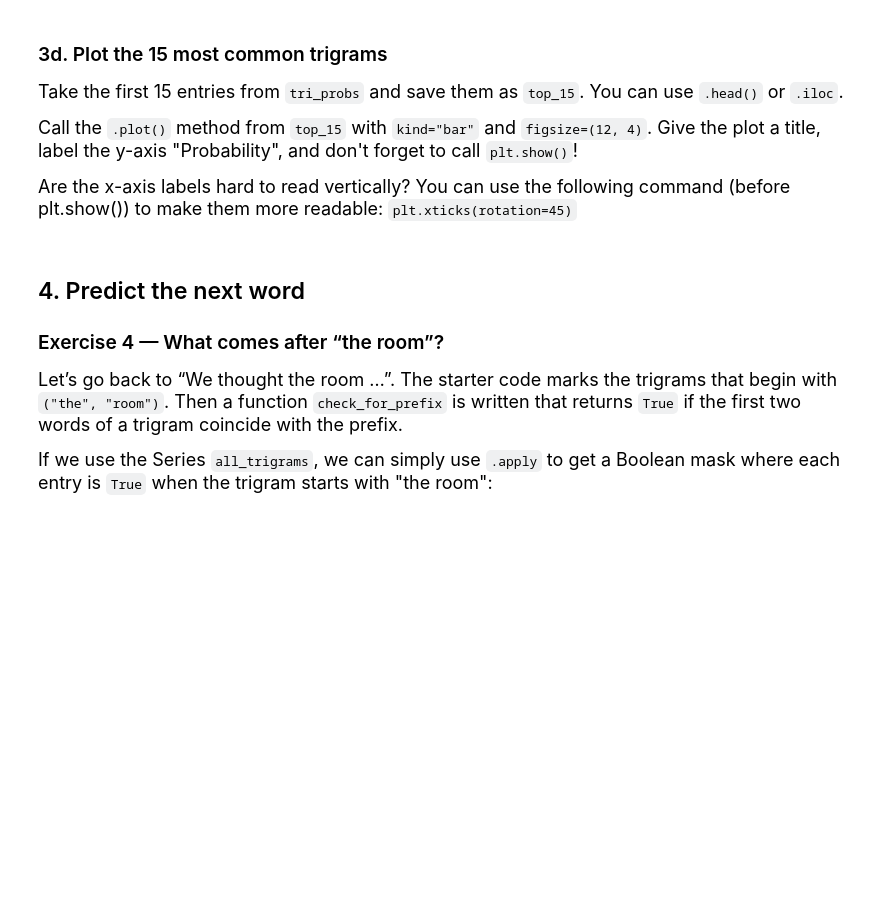
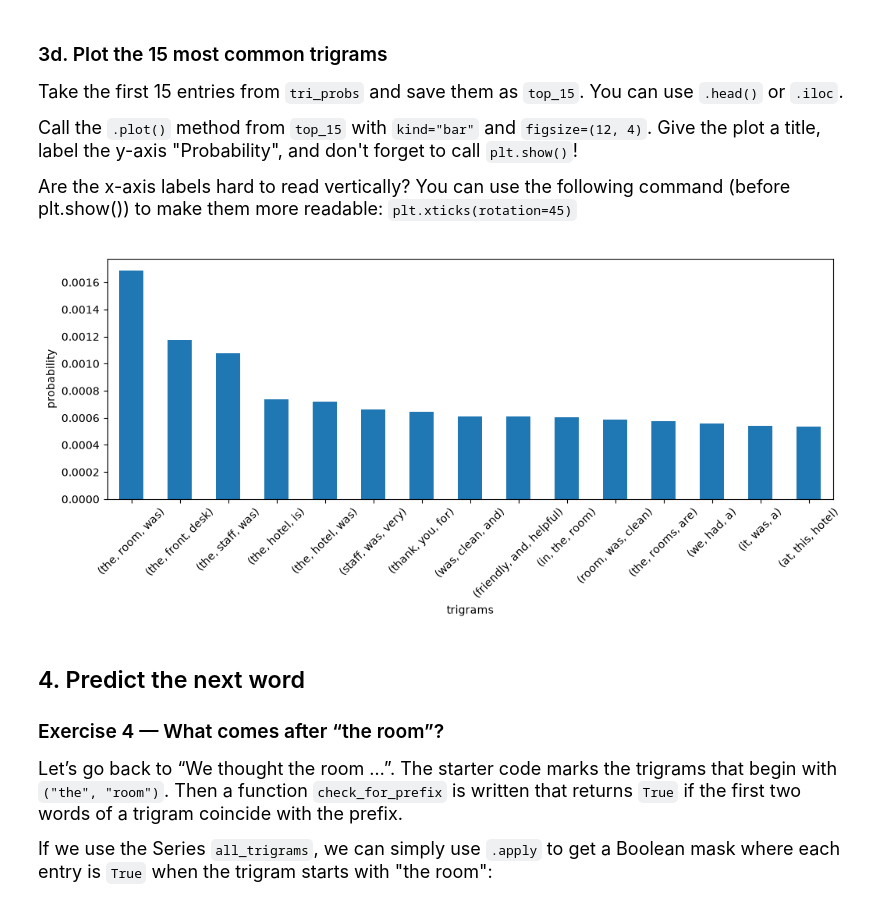
Before and after one commit to Jincantao/datasci185fall2026, a Jupyter notebook: Lab_09/Lab_09.ipynb, the cells around one changed output. Drawn from its saved outputs; the diff is of its cells as text; code cells hidden in the pictures; blank space fills up the shorter version.

```diff
--- a/Lab_09/Lab_09.ipynb
+++ b/Lab_09/Lab_09.ipynb
@@ -65,9 +101,14 @@ print(word2.lower())
 def lower_list(lst):
     # lst is a list of strings
     # return a new list with the same strings, but lowercase
-    pass
-
+    l_list = []
+    for word in lst:
+        l_word = str(word).lower()
+        l_list.append(l_word)
+    return(l_list)
 
 # Apply lower_list to the "tokens" column, and then overwrite it with the lowercase version
 
+hotels["tokens"] = hotels["tokens"].apply(lower_list)
+
 display(hotels[["review", "tokens"]].head())        # all strings in "tokens" should be lowercase now
@@ -104,6 +171,26 @@ The example above builds trigrams for the first review. Turn that code into a fu
 
 Use `.apply()` to run `get_trigrams` on the `tokens` column. Save the result in a new column called `trigrams` and display the first few rows.
 # %%
+
+
+
 def get_trigrams(words):
-    pass
-# Use .apply() to create the trigrams column and display the first few rows.
+
+ # get list of words from row 0
+    N = len(words)
+
+    # if N < 3:
+    #     return words
+
+    trigram_list = []
+
+    for i in range(N-2):
+        trigram = (words[i], words[i+1], words[i+2]) # define trigram as a tuple
+        trigram_list.append(trigram)
+
+    return trigram_list
+
+
+hotels["trigrams"] = hotels["tokens"].apply(get_trigrams)
+
+display(hotels)
@@ -159,3 +326,7 @@ The counts tell us how many times each trigram appeared. Since our language mode
 Run `.value_counts()` again with `normalize=True` to get those proportions. Together, they form a probability distribution over the trigrams in our dataset. Save the result as `tri_probs` and display the first five entries.
 # %%
 # Save the proportions as tri_probs and display the first five entries.
+
+tri_probs = all_trigrams.value_counts(normalize= True)
+
+display(tri_probs)
@@ -170,10 +355,15 @@ Call the `.plot()` method from `top_15` with `kind="bar"` and `figsize=(12, 4)`.
 Are the x-axis labels hard to read vertically? You can use the following command (before plt.show()) to make them more readable: `plt.xticks(rotation=45)`
 # %%
 # Select the top 15 trigrams.
-
+top_15 = tri_probs.head(15)
 # Make the bar plot.
-
+top_15.plot(kind = 'bar',figsize = (12,4))
+plt.ylabel("probability")
+plt.xticks(rotation = 45)
+plt.show()
 # Add a title and y-axis label, then show the plot.
+# %% [output]
+[figure, added]
 # %% [markdown]
 ## 4. Predict the next word
 
```
Also changed, not shown: parts of 18 cells of this notebook.
